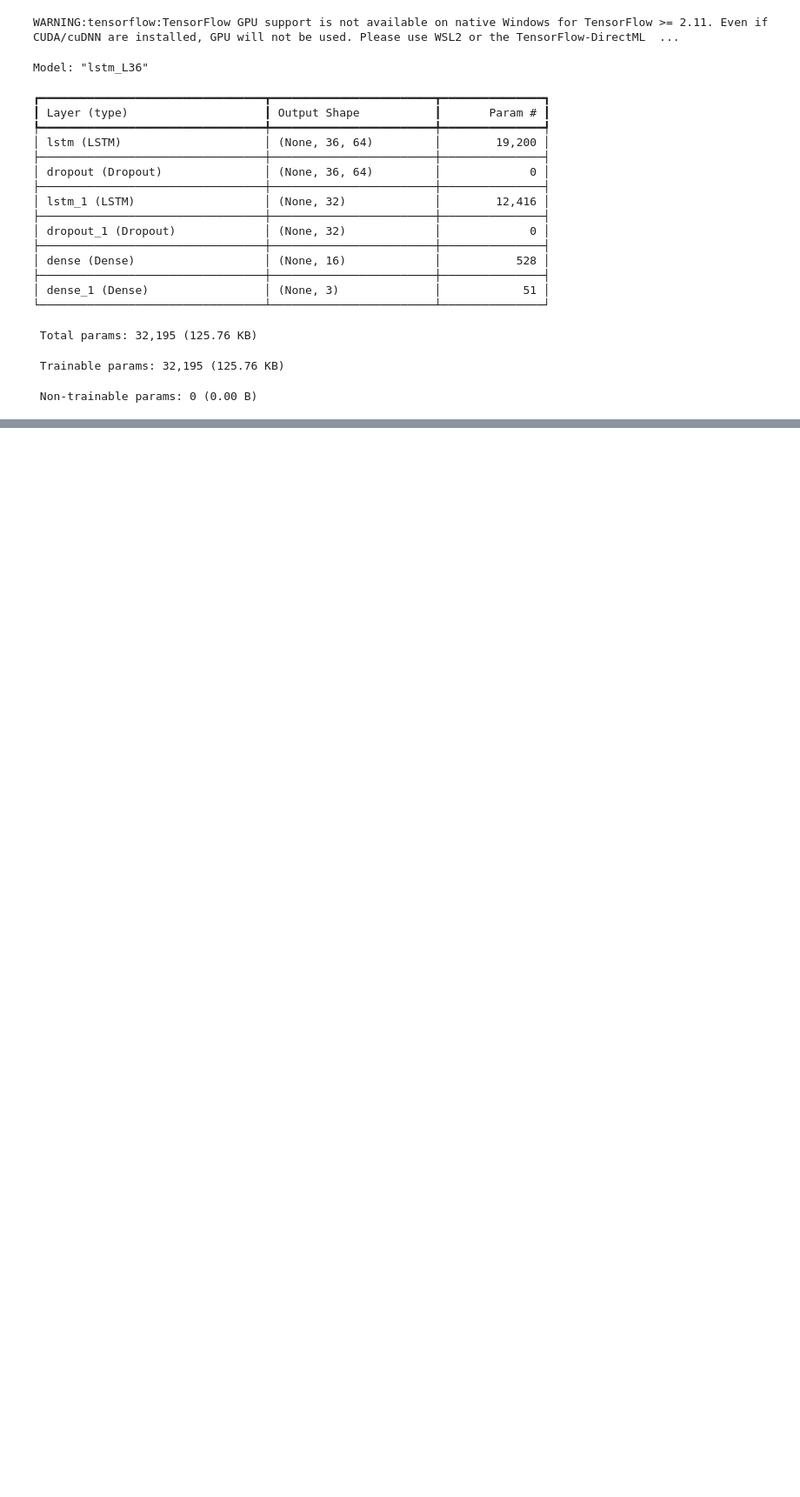
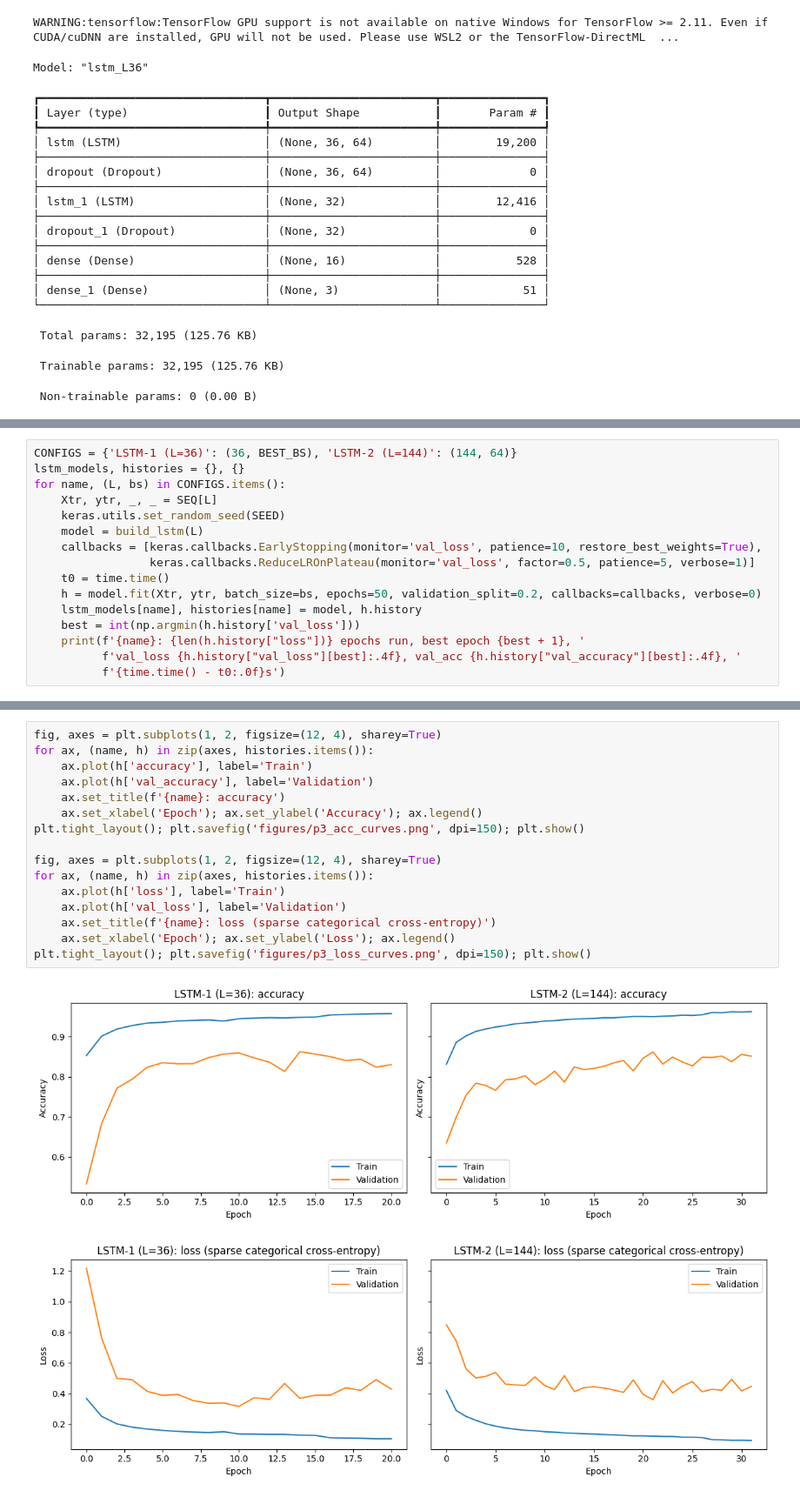
Before and after one commit to 0ceanya/cos40007-AI_Engineering, a Jupyter notebook: portfolio/portfolio-3.ipynb, the cells around one changed output, grey strips where cells are left out. Shown at 87% size. Cells and saved outputs as stored; diff of their text form; blank space fills up the shorter version.

Commit message:
feat(p3): train and evaluate LSTM classifiers, save models

```diff
--- a/portfolio/portfolio-3.ipynb
+++ b/portfolio/portfolio-3.ipynb
@@ -399,0 +437,16 @@ Model: "lstm_L36"
+# %%
+CONFIGS = {'LSTM-1 (L=36)': (36, BEST_BS), 'LSTM-2 (L=144)': (144, 64)}
+lstm_models, histories = {}, {}
+for name, (L, bs) in CONFIGS.items():
+    Xtr, ytr, _, _ = SEQ[L]
+    keras.utils.set_random_seed(SEED)
+    model = build_lstm(L)
+    callbacks = [keras.callbacks.EarlyStopping(monitor='val_loss', patience=10, restore_best_weights=True),
+                 keras.callbacks.ReduceLROnPlateau(monitor='val_loss', factor=0.5, patience=5, verbose=1)]
+    t0 = time.time()
+    h = model.fit(Xtr, ytr, batch_size=bs, epochs=50, validation_split=0.2, callbacks=callbacks, verbose=0)
+    lstm_models[name], histories[name] = model, h.history
+    best = int(np.argmin(h.history['val_loss']))
+    print(f'{name}: {len(h.history["loss"])} epochs run, best epoch {best + 1}, '
+          f'val_loss {h.history["val_loss"][best]:.4f}, val_acc {h.history["val_accuracy"][best]:.4f}, '
+          f'{time.time() - t0:.0f}s')
@@ -399,0 +463,19 @@ Model: "lstm_L36"
+# %%
+fig, axes = plt.subplots(1, 2, figsize=(12, 4), sharey=True)
+for ax, (name, h) in zip(axes, histories.items()):
+    ax.plot(h['accuracy'], label='Train')
+    ax.plot(h['val_accuracy'], label='Validation')
+    ax.set_title(f'{name}: accuracy')
+    ax.set_xlabel('Epoch'); ax.set_ylabel('Accuracy'); ax.legend()
+plt.tight_layout(); plt.savefig('figures/p3_acc_curves.png', dpi=150); plt.show()
+
+fig, axes = plt.subplots(1, 2, figsize=(12, 4), sharey=True)
+for ax, (name, h) in zip(axes, histories.items()):
+    ax.plot(h['loss'], label='Train')
+    ax.plot(h['val_loss'], label='Validation')
+    ax.set_title(f'{name}: loss (sparse categorical cross-entropy)')
+    ax.set_xlabel('Epoch'); ax.set_ylabel('Loss'); ax.legend()
+plt.tight_layout(); plt.savefig('figures/p3_loss_curves.png', dpi=150); plt.show()
+# %% [output]
+[figure, added]
+[figure, added]
```
Also changed, not shown: parts of 8 cells of this notebook, 8 other files.
